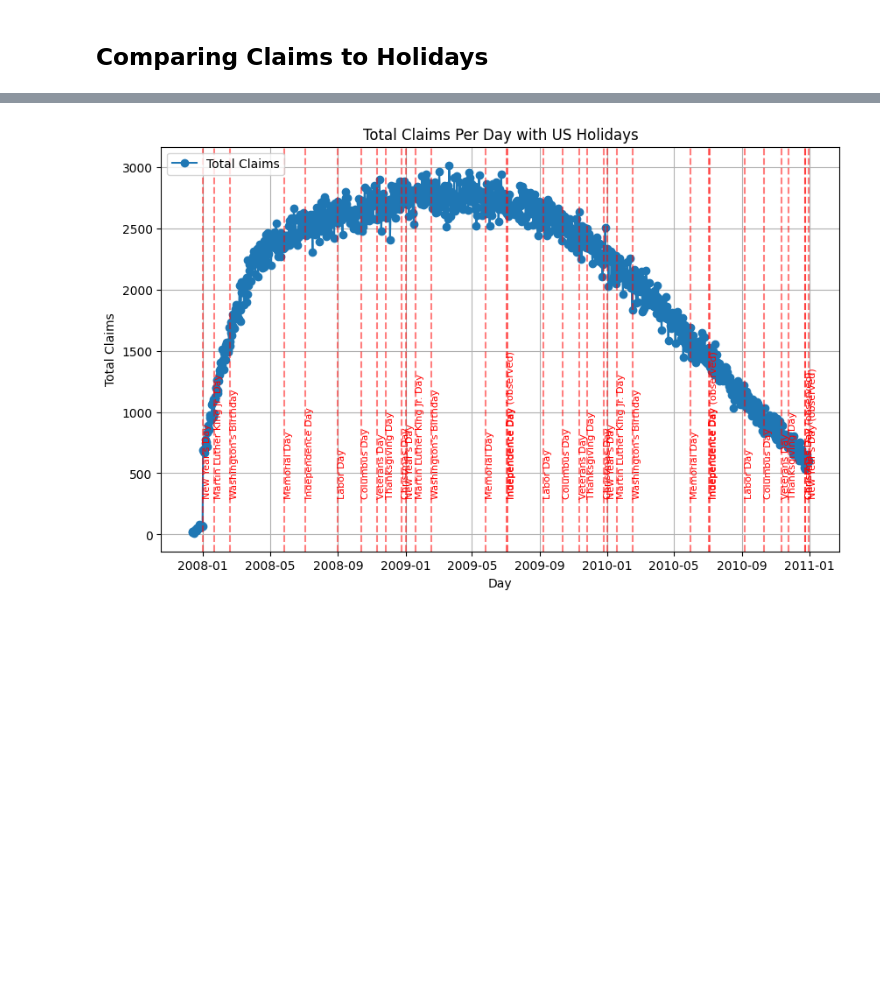
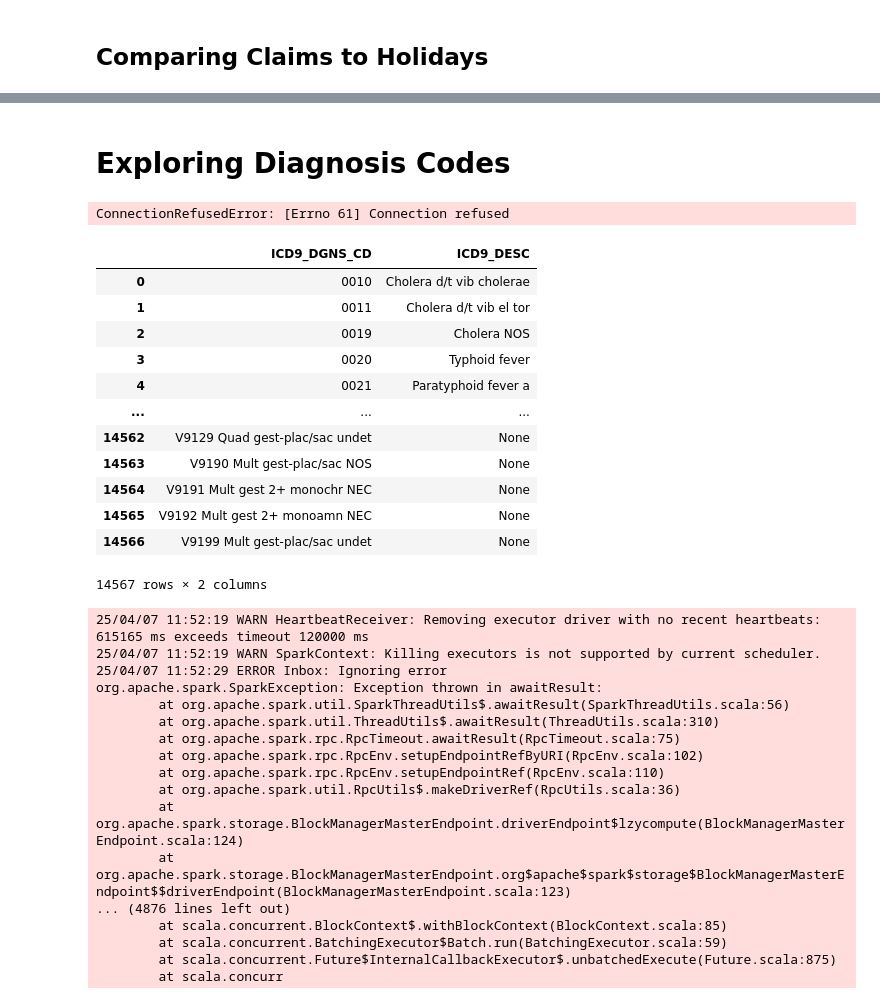
Before and after one commit to nickibeaks/cms_SynPUF, a Jupyter notebook: main.ipynb, the cells around one changed output, grey strips where cells are left out. Saved outputs shown, nothing was run; the diff lists cells and outputs as text; code cells hidden in the pictures; blank space fills up the shorter version.

```diff
--- a/main.ipynb
+++ b/main.ipynb
@@ -98,23 +94,2 @@ You can see from this plot that inpatient claims peak on Memorial and Indigenous
-# %%
-outpatient_day_pd = aggregate_claim_date(outpatient_claims_df)
-
-outpatient_holiday_dates, outpatient_holiday_labels = get_holiday_labels(outpatient_day_pd)
-
-
-plt.figure(figsize=(10, 6))
-plt.plot(outpatient_day_pd["CLM_FROM_DT"], outpatient_day_pd["Total_Claims"], marker="o", linestyle="-", label="Total Claims")
-
-# Annotate holidays
-for date, label in zip(outpatient_holiday_dates, outpatient_holiday_labels):
-    plt.axvline(x=date, color="red", linestyle="--", alpha=0.5)  # Add vertical lines for holidays
-    plt.text(date, max(inpatient_day_pd["Total_Claims"]) * 0.9, label, rotation=90, fontsize=8, color="red")  # Add holiday labels
-
-# Add labels and title
-plt.title("Total Claims Per Day with US Holidays")
-plt.xlabel("Day")
-plt.ylabel("Total Claims")
-plt.legend()
-plt.grid(True)
-plt.show()
-# %% [output]
-[figure, removed]
+# %% [markdown]
+# Exploring Diagnosis Codes
@@ -120,0 +101,6 @@ plt.show()
+# %%
+icd9_pd = pd.read_excel("sample1/raw/CMS32_DESC_LONG_SHORT_DX.xlsx")
+icd9_df = spark.createDataFrame(icd9_pd)
+icd9_df = icd9_df.withColumn("DX_CODE", F.col("Diagnosis Code").cast("int"))
+# %% [output]
+ConnectionRefusedError: [Errno 61] Connection refused
@@ -120,0 +115,37 @@ plt.show()
+# %%
+#merge_dx_df.show()
+
+#icd9_df.filter(F.col("ICD9_DGNS_CD") == 55321).show()
+
+icd9_pd
+# %% [output]
+|  | ICD9_DGNS_CD | ICD9_DESC |
+| 0 | 0010 | Cholera d/t vib cholerae |
+| 1 | 0011 | Cholera d/t vib el tor |
+| 2 | 0019 | Cholera NOS |
+| 3 | 0020 | Typhoid fever |
+| 4 | 0021 | Paratyphoid fever a |
+| ... | ... | ... |
+| 14562 | V9129 Quad gest-plac/sac undet | None |
+| 14563 | V9190 Mult gest-plac/sac NOS | None |
+| 14564 | V9191 Mult gest 2+ monochr NEC | None |
+| 14565 | V9192 Mult gest 2+ monoamn NEC | None |
+| 14566 | V9199 Mult gest-plac/sac undet | None |
+14567 rows × 2 columns
+25/04/07 11:52:19 WARN HeartbeatReceiver: Removing executor driver with no recent heartbeats: 615165 ms exceeds timeout 120000 ms
+25/04/07 11:52:19 WARN SparkContext: Killing executors is not supported by current scheduler.
+25/04/07 11:52:29 ERROR Inbox: Ignoring error
+org.apache.spark.SparkException: Exception thrown in awaitResult:
+        at org.apache.spark.util.SparkThreadUtils$.awaitResult(SparkThreadUtils.scala:56)
+        at org.apache.spark.util.ThreadUtils$.awaitResult(ThreadUtils.scala:310)
+        at org.apache.spark.rpc.RpcTimeout.awaitResult(RpcTimeout.scala:75)
+        at org.apache.spark.rpc.RpcEnv.setupEndpointRefByURI(RpcEnv.scala:102)
+        at org.apache.spark.rpc.RpcEnv.setupEndpointRef(RpcEnv.scala:110)
+        at org.apache.spark.util.RpcUtils$.makeDriverRef(RpcUtils.scala:36)
+        at org.apache.spark.storage.BlockManagerMasterEndpoint.driverEndpoint$lzycompute(BlockManagerMasterEndpoint.scala:124)
+        at org.apache.spark.storage.BlockManagerMasterEndpoint.org$apache$spark$storage$BlockManagerMasterEndpoint$$driverEndpoint(BlockManagerMasterEndpoint.scala:123)
+... (4876 lines left out)
+        at scala.concurrent.BlockContext$.withBlockContext(BlockContext.scala:85)
+        at scala.concurrent.BatchingExecutor$Batch.run(BatchingExecutor.scala:59)
+        at scala.concurrent.Future$InternalCallbackExecutor$.unbatchedExecute(Future.scala:875)
+        at scala.concurr
```
Also changed, not shown: parts of 11 cells of this notebook, 3 other files.
